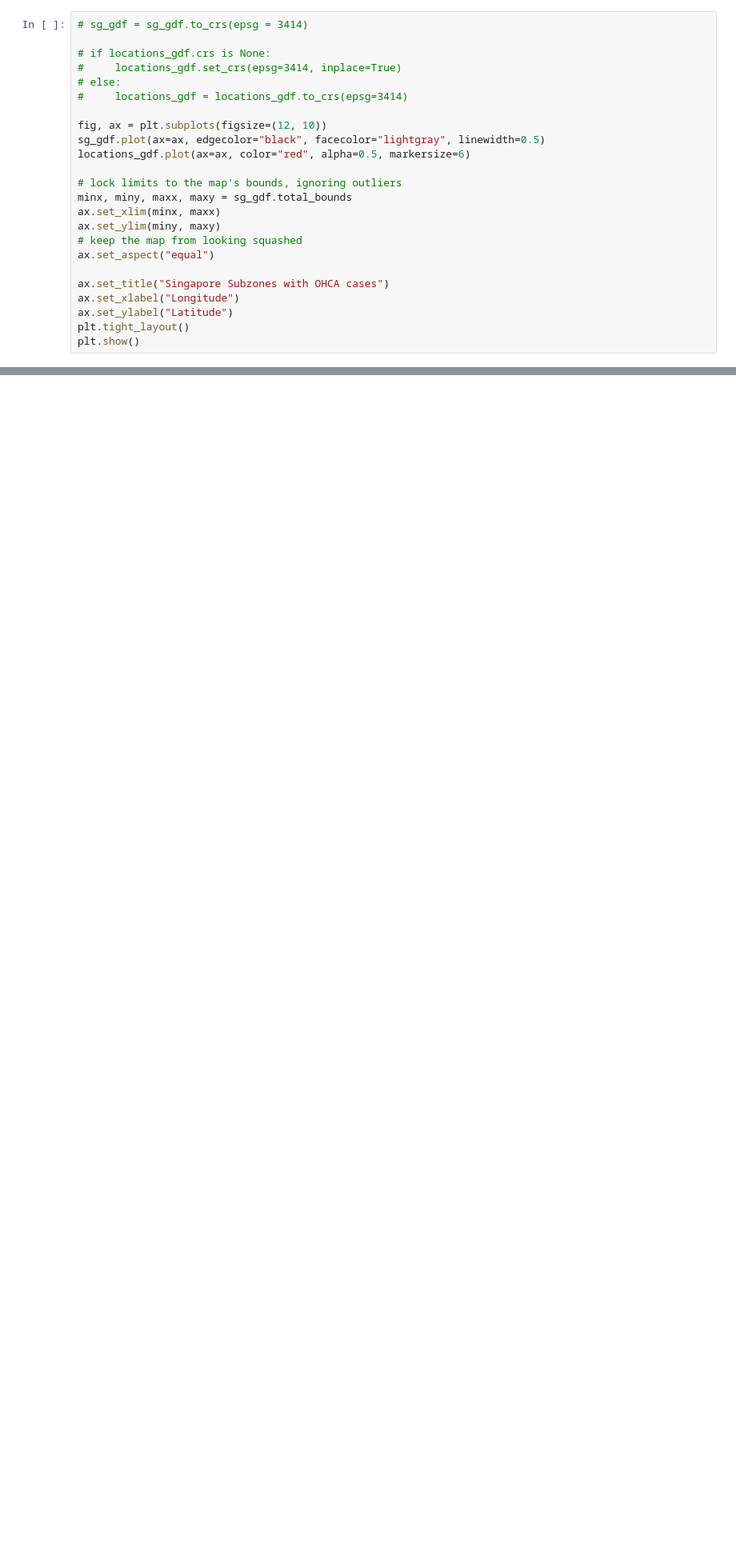
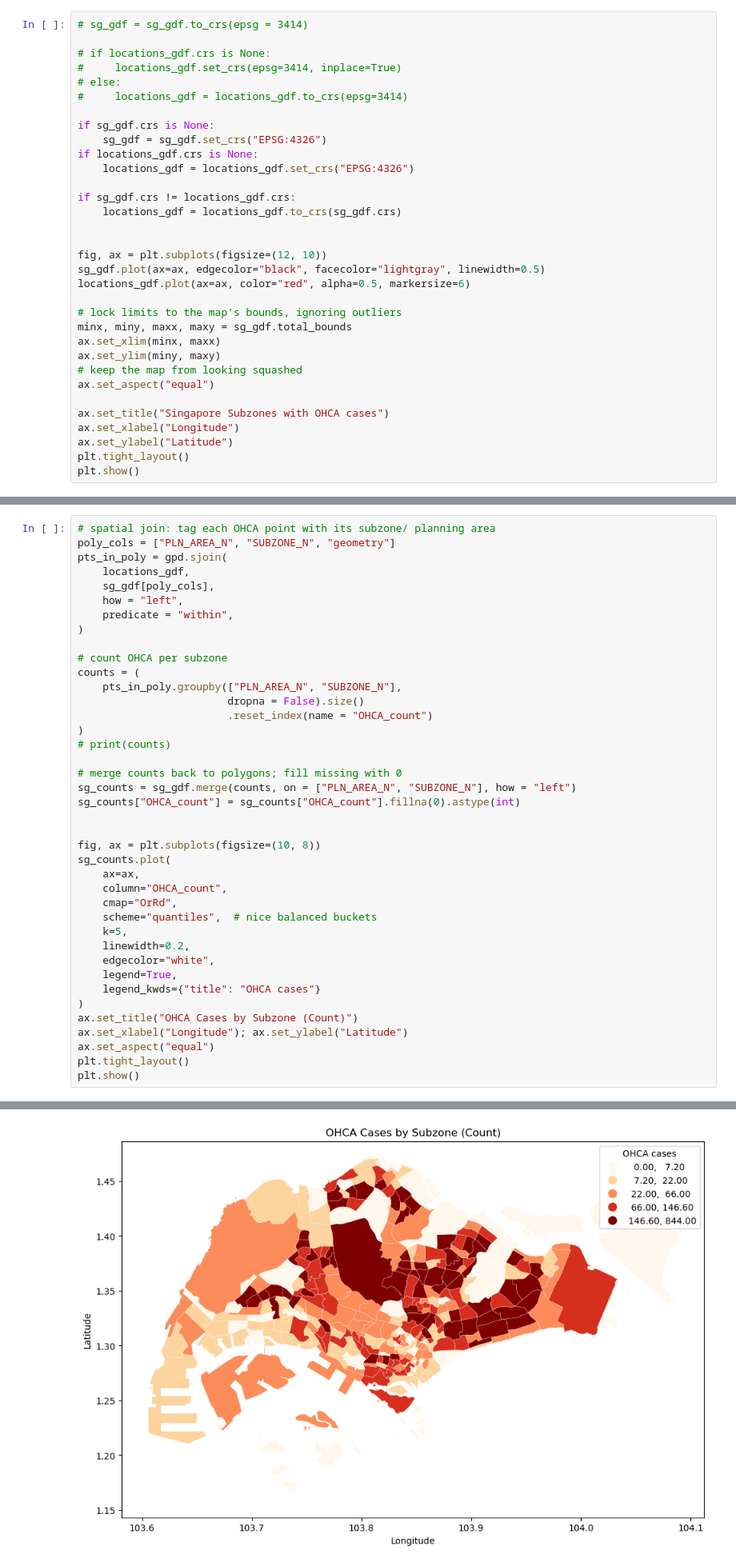
Before and after one commit to axellee1994/AED-OHCA, a Jupyter notebook: src/rq2/rq2_plotting_OHCA_cases.ipynb, the cells around one changed output, grey strips where cells are left out. Shown at 80% size. Saved outputs shown, nothing was run; the diff lists cells and outputs as text; blank space fills up the shorter version.

```diff
--- a/src/rq2/rq2_plotting_OHCA_cases.ipynb
+++ b/src/rq2/rq2_plotting_OHCA_cases.ipynb
@@ -551,6 +559,15 @@ EPSG:4326
 #     locations_gdf.set_crs(epsg=3414, inplace=True)
 # else:
 #     locations_gdf = locations_gdf.to_crs(epsg=3414)
+
+if sg_gdf.crs is None:
+    sg_gdf = sg_gdf.set_crs("EPSG:4326")
+if locations_gdf.crs is None:
+    locations_gdf = locations_gdf.set_crs("EPSG:4326")
+
+if sg_gdf.crs != locations_gdf.crs:
+    locations_gdf = locations_gdf.to_crs(sg_gdf.crs)
+
 
 fig, ax = plt.subplots(figsize=(12, 10))
 sg_gdf.plot(ax=ax, edgecolor="black", facecolor="lightgray", linewidth=0.5)
@@ -572,0 +592,41 @@ plt.show()
+# %%
+# spatial join: tag each OHCA point with its subzone/ planning area
+poly_cols = ["PLN_AREA_N", "SUBZONE_N", "geometry"]
+pts_in_poly = gpd.sjoin(
+    locations_gdf,
+    sg_gdf[poly_cols],
+    how = "left",
+    predicate = "within",
+)
+
+# count OHCA per subzone
+counts = (
+    pts_in_poly.groupby(["PLN_AREA_N", "SUBZONE_N"],
+                        dropna = False).size()
+                        .reset_index(name = "OHCA_count")
+)
+# print(counts)
+
+# merge counts back to polygons; fill missing with 0
+sg_counts = sg_gdf.merge(counts, on = ["PLN_AREA_N", "SUBZONE_N"], how = "left")
+sg_counts["OHCA_count"] = sg_counts["OHCA_count"].fillna(0).astype(int)
+
+
+fig, ax = plt.subplots(figsize=(10, 8))
+sg_counts.plot(
+    ax=ax,
+    column="OHCA_count",
+    cmap="OrRd",
+    scheme="quantiles",  # nice balanced buckets
+    k=5,
+    linewidth=0.2,
+    edgecolor="white",
+    legend=True,
+    legend_kwds={"title": "OHCA cases"}
+)
+ax.set_title("OHCA Cases by Subzone (Count)")
+ax.set_xlabel("Longitude"); ax.set_ylabel("Latitude")
+ax.set_aspect("equal")
+plt.tight_layout()
+plt.show()
+# %% [output]
@@ -572,0 +647 @@ plt.show()
+[figure, added]
```
Also changed, not shown: parts of 7 cells of this notebook, 6 other files.
